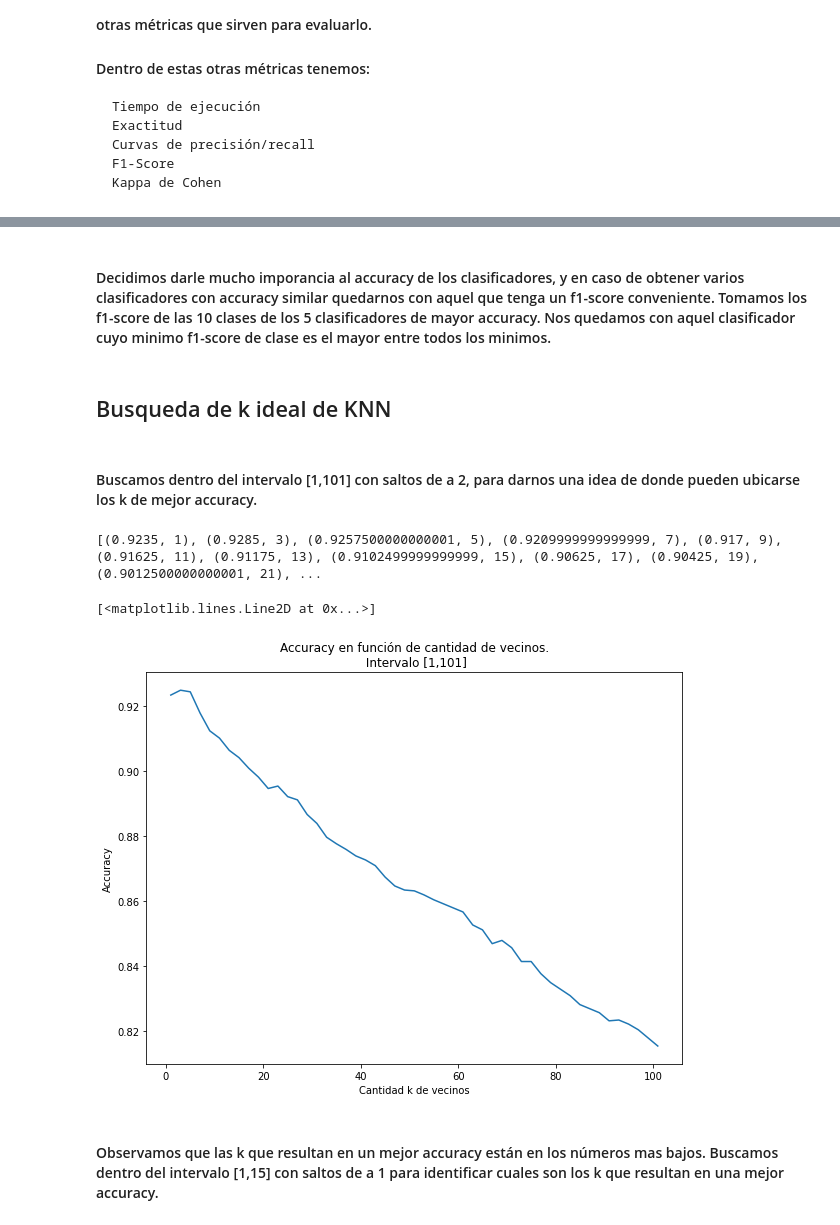
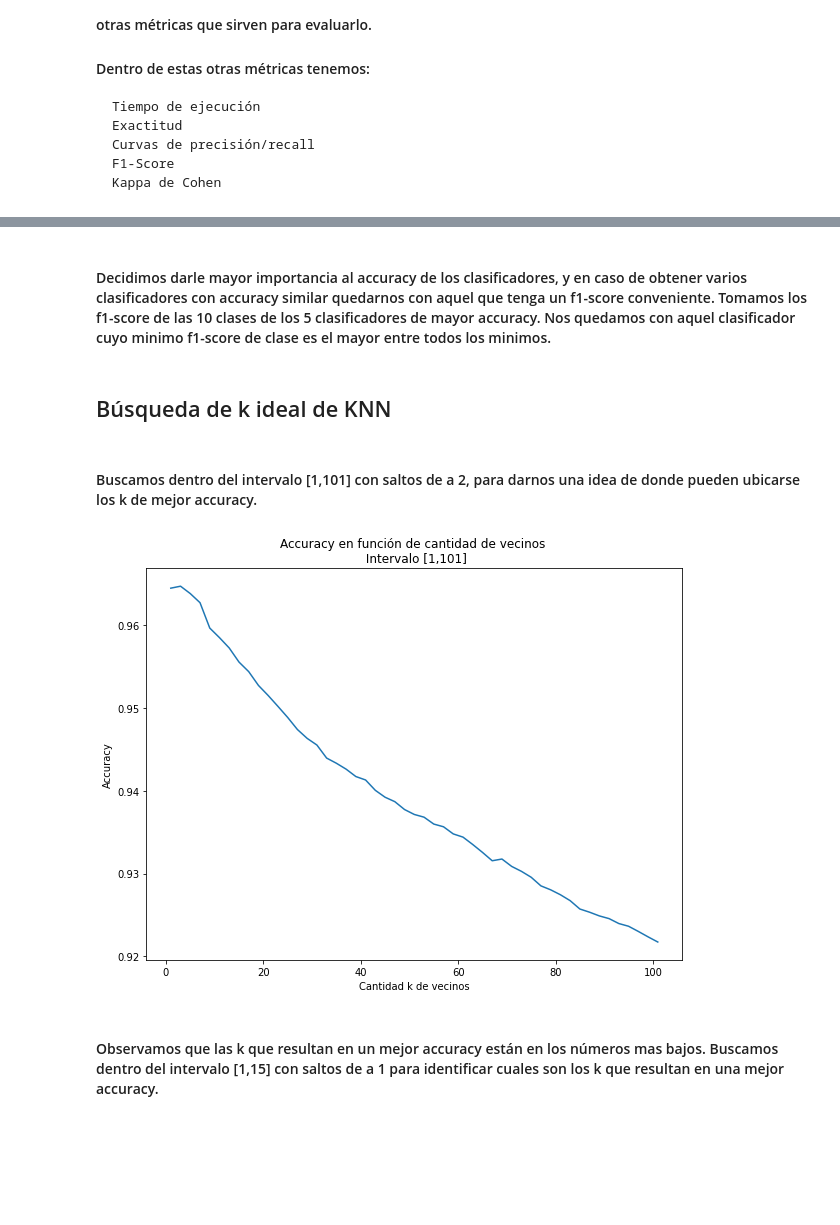
Before and after one commit to LaureanoMuniz/DigitRecognitionMNIST, a Jupyter notebook: notebooks/parametrosIdeales.ipynb, the cells around one changed output, grey strips where cells are left out. Cells and saved outputs as stored; diff of their text form; code cells hidden in the pictures; blank space fills up the shorter version.

```diff
--- a/notebooks/parametrosIdeales.ipynb
+++ b/notebooks/parametrosIdeales.ipynb
@@ -59,7 +57,7 @@ df_train = pd.read_csv("../data/train.csv")
 #### Leemos el csv que tiene en cada fila una imagen de un digito y su etiqueta asociada.
 # %%
 df_train = sk.utils.shuffle(df_train, random_state = 42)
-df_train = df_train[:5000]
+#df_train = df_train[:5000]
 # %%
 cutting_point = len(df_train) - (len(df_train)//5)
 df_test = df_train[cutting_point:]
@@ -118,7 +113,7 @@ X_trains, Y_trains, X_vals, Y_vals = get_KFold_sets(X,y)
 # %% [markdown]
-#### Decidimos darle mucho imporancia al accuracy de los clasificadores, y en caso de obtener varios clasificadores con accuracy similar quedarnos con aquel que tenga un f1-score conveniente. Tomamos los f1-score de las 10 clases de los 5 clasificadores de mayor accuracy. Nos quedamos con aquel clasificador cuyo minimo f1-score de clase es el mayor entre todos los minimos.
+#### Decidimos darle mayor importancia al accuracy de los clasificadores, y en caso de obtener varios clasificadores con accuracy similar quedarnos con aquel que tenga un f1-score conveniente. Tomamos los f1-score de las 10 clases de los 5 clasificadores de mayor accuracy. Nos quedamos con aquel clasificador cuyo minimo f1-score de clase es el mayor entre todos los minimos.
 # %% [markdown]
-## Busqueda de k ideal de KNN
+## Búsqueda de k ideal de KNN
 # %% [markdown]
 #### Buscamos dentro del intervalo [1,101] con saltos de a 2, para darnos una idea de donde pueden ubicarse los k de mejor accuracy.
 # %%
@@ -134,20 +129,16 @@ for k in tqdm(range(1,102,2)):
         acc += sk.metrics.accuracy_score(Y_vals[i], y_pred)
     acc = acc/len(X_trains)
     accsk1_a_101.append((acc,k))
-# %%
-print((accsk1_a_100))
-# %% [output]
-[(0.9235, 1), (0.9285, 3), (0.9257500000000001, 5), (0.9209999999999999, 7), (0.917, 9), (0.91625, 11), (0.91175, 13), (0.9102499999999999, 15), (0.90625, 17), (0.90425, 19), (0.9012500000000001, 21), ...
 # %%
 acc_grafico, k_grafico = zip(*accsk1_a_101)
-plt.figure(figsize = (6.4 * 1.5, 4.8 *1.5))
-plt.title("Accuracy en función de cantidad de vecinos.\n Intervalo [1,101]")
+plt.figure(figsize = (6.4 * 1.5, 4.8 * 1.5))
+plt.title("Accuracy en función de cantidad de vecinos \n Intervalo [1,101]")
 plt.xlabel("Cantidad k de vecinos")
 plt.ylabel("Accuracy")
 plt.plot(k_grafico,acc_grafico)
+plt.savefig('./graficosSinPeso/accsk1_a_101.png')
 # %% [output]
-[<matplotlib.lines.Line2D at 0x...>]
-[figure, old version]
+[figure, new version]
 # %% [markdown]
 #### Observamos que las k que resultan en un mejor accuracy están en los números mas bajos. Buscamos dentro del intervalo [1,15] con saltos de a 1 para identificar cuales son los k que resultan en una mejor accuracy.
 # %%
```
Also changed, not shown: parts of 24 cells of this notebook.
